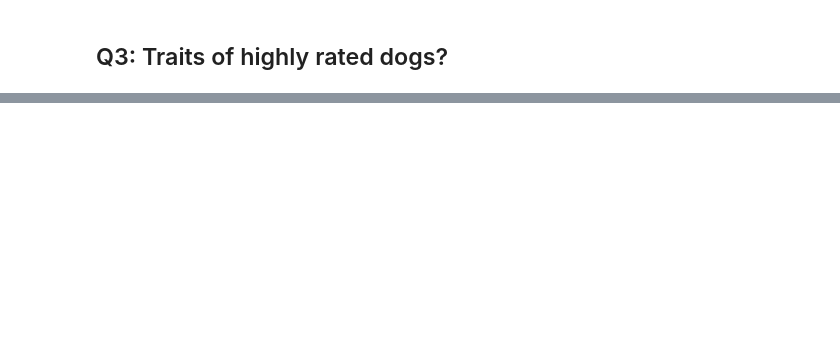
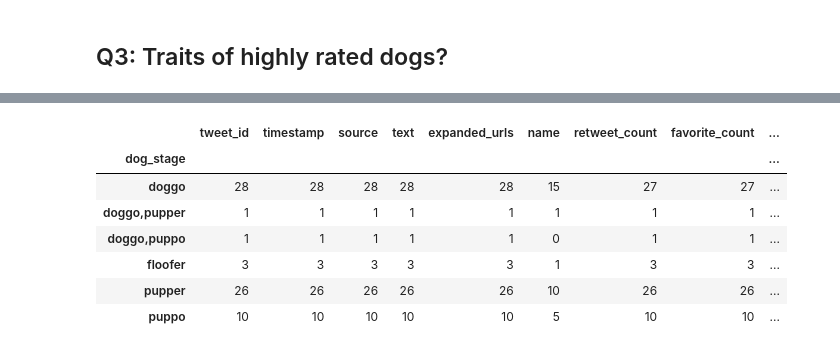
Before and after one commit to SidraEffendi/data-wrangling, a Jupyter notebook: wrangle_act.ipynb, the cells around one changed output, grey strips where cells are left out. Cells and saved outputs as stored; diff of their text form; code cells hidden in the pictures; blank space fills up the shorter version.

```diff
--- a/wrangle_act.ipynb
+++ b/wrangle_act.ipynb
@@ -986,0 +1010,3 @@ hoghly rated dogs are not the most liked tweets or retweeted ones.
+# %%
+# t_archive_clean.query('rating > 1.2').groupby('dog_stage').count()
+rated = t_archive_clean.query('rating > 1.2')
@@ -986,0 +1033,11 @@ hoghly rated dogs are not the most liked tweets or retweeted ones.
+# %%
+rated.groupby('dog_stage').count()
+# %% [output]
+|  | tweet_id | timestamp | source | text | expanded_urls | name | retweet_count | favorite_count | ... |
+| dog_stage |  |  |  |  |  |  |  |  | ... |
+| doggo | 28 | 28 | 28 | 28 | 28 | 15 | 27 | 27 | ... |
+| doggo,pupper | 1 | 1 | 1 | 1 | 1 | 1 | 1 | 1 | ... |
+| doggo,puppo | 1 | 1 | 1 | 1 | 1 | 0 | 1 | 1 | ... |
+| floofer | 3 | 3 | 3 | 3 | 3 | 1 | 3 | 3 | ... |
+| pupper | 26 | 26 | 26 | 26 | 26 | 10 | 26 | 26 | ... |
+| puppo | 10 | 10 | 10 | 10 | 10 | 5 | 10 | 10 | ... |
```
Also changed, not shown: parts of 14 cells of this notebook.
